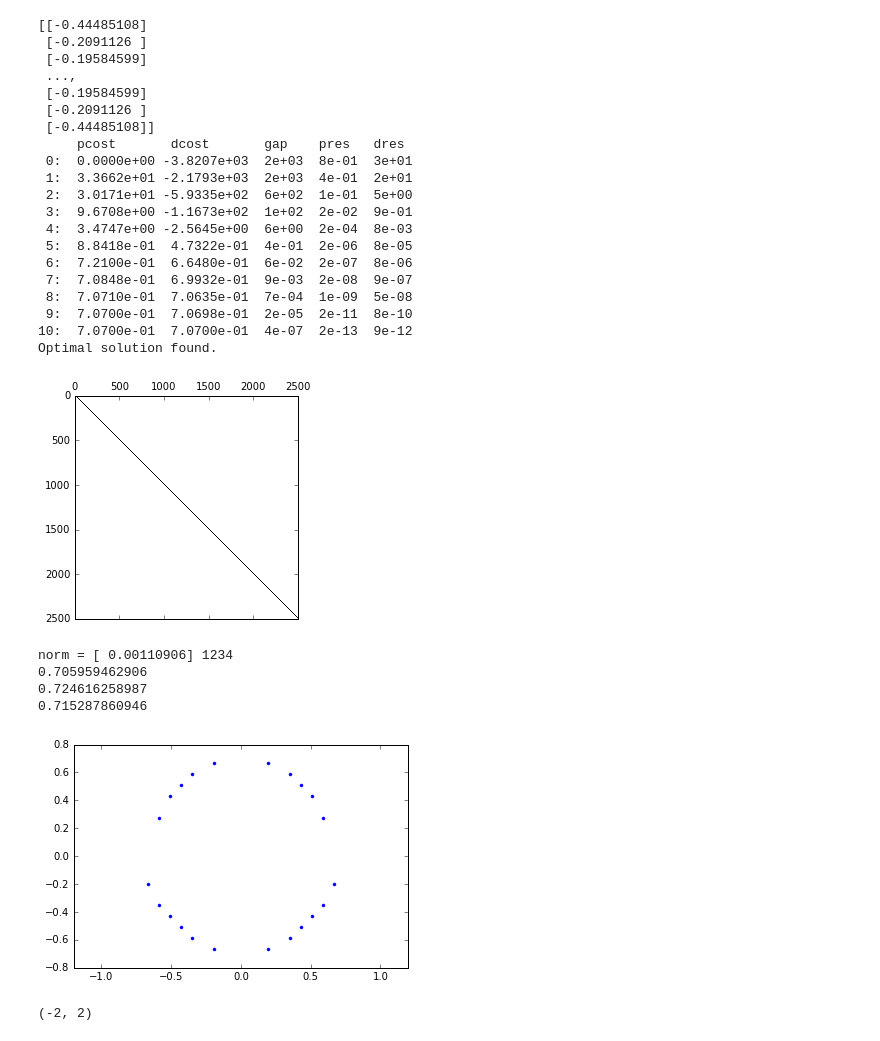
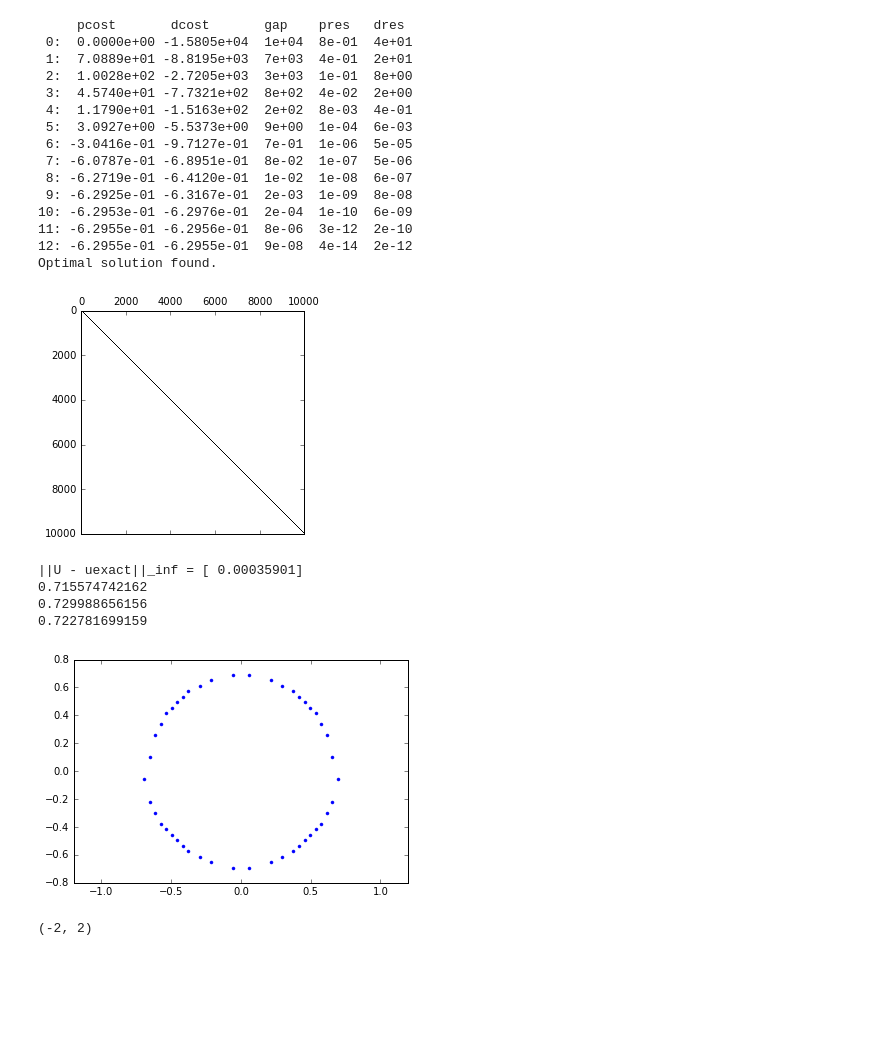
Before and after one commit to mheldman/obstacle, a Jupyter notebook: Obstacle Problem 2D.ipynb, the cells around one changed output. Drawn from its saved outputs; the diff is of its cells as text; code cells hidden in the pictures; blank space fills up the shorter version.

```diff
--- a/Obstacle Problem 2D.ipynb
+++ b/Obstacle Problem 2D.ipynb
@@ -14,9 +14,15 @@ def enablePrint():
     sys.stdout = old_stdout
 # %%
 '''
-The function 'obstacleqp' solves the obstacle problem on the box [a,b] x [a,b] with data -A, P, and F, where A is the Poission matrix, P is the height of the obstacle at each gridpoint defined by the function psi(x,y), and F is the force on the membrane at each gridpoint defined by the function f(x,y). The function f2 defines the boundary conditionson the box [a,b] x [a,b].
+The function 'obstacleqp' solves the obstacle problem on the box [a,b] x [a,b] with data -A, P, and F, where A is the
+Poission matrix, P is the height of the obstacle at each gridpoint defined by the function psi(x,y), and F is the
+force on the membrane at each gridpoint defined by the function f(x,y). The function f2 defines the boundary conditions
+on the box [a,b] x [a,b].
 
-The function 'obstacle2D' dicretizes the fucntion data passed to 'obstacleqp.' It takes the same arguments as'obstacleqp,' and returns the 1D vector X of gridpoints on [a,b], the Poisson matrix A, the vectors P and F describedabove, and the vector of initial conditions A. The initial conditions are subtracted from the vector F, and it is thisF that 'obstacle2D' returns.
+The function 'obstacle2D' dicretizes the function data passed to 'obstacleqp.' It takes the same arguments as
+'obstacleqp,' and returns the 1D vector X of gridpoints on [a,b], the Poisson matrix A, the vectors P and F described
+above, and the vector of initial conditions A. The initial conditions are subtracted from the vector F, and it is this
+F that 'obstacle2D' returns.
 '''
 def obstacle2D(psi,m,f,f2,a = -2.0,b = 2.0):
     N = m**2
@@ -66,7 +72,6 @@ def obstacle2D(psi,m,f,f2,a = -2.0,b = 2.0):
 def obstacleqp(psi, m, f, f2, a = 0, b = 0):
   N = m**2
   A, Uk, P, F, X = obstacle2D(psi, m, f, f2)
-  plt.spy(A)
   sol = solvers.qp(matrix(-A),matrix(F),matrix(-np.identity(N)),matrix(-P),initvals = matrix(Uk))
   U = sol['x']
   enablePrint()
@@ -75,40 +80,35 @@ def obstacleqp(psi, m, f, f2, a = 0, b = 0):
 Alpha = .68026
 Beta = .47152
 f = lambda x,y: x*0
-f2 = lambda: x,y: -Alpha*np.log(np.sqrt(x**2 + y**2)) + Beta
+f2 = lambda x,y: -Alpha*np.log(np.sqrt(x**2 + y**2)) + Beta
 psi = lambda x,y: np.sqrt(np.maximum(0.0,1 - x**2 - y**2)) + np.minimum(0.0,1-x**2-y**2)
 # = lambda x,y: 5 - np.sin(14*x)# - np.sin(14*y)
 # %%
-m = 50
+m = 100
 h = 1/(m+1)
 enablePrint()
 X, U1 = obstacleqp(psi, m, f, f2)
 
 #print(U1)
 # %% [output]
-[[-0.44485108]
- [-0.2091126 ]
- [-0.19584599]
- ...,
- [-0.19584599]
- [-0.2091126 ]
- [-0.44485108]]
      pcost       dcost       gap    pres   dres
- 0:  0.0000e+00 -3.8207e+03  2e+03  8e-01  3e+01
- 1:  3.3662e+01 -2.1793e+03  2e+03  4e-01  2e+01
- 2:  3.0171e+01 -5.9335e+02  6e+02  1e-01  5e+00
- 3:  9.6708e+00 -1.1673e+02  1e+02  2e-02  9e-01
- 4:  3.4747e+00 -2.5645e+00  6e+00  2e-04  8e-03
- 5:  8.8418e-01  4.7322e-01  4e-01  2e-06  8e-05
- 6:  7.2100e-01  6.6480e-01  6e-02  2e-07  8e-06
- 7:  7.0848e-01  6.9932e-01  9e-03  2e-08  9e-07
- 8:  7.0710e-01  7.0635e-01  7e-04  1e-09  5e-08
- 9:  7.0700e-01  7.0698e-01  2e-05  2e-11  8e-10
-10:  7.0700e-01  7.0700e-01  4e-07  2e-13  9e-12
+ 0:  0.0000e+00 -1.5805e+04  1e+04  8e-01  4e+01
+ 1:  7.0889e+01 -8.8195e+03  7e+03  4e-01  2e+01
+ 2:  1.0028e+02 -2.7205e+03  3e+03  1e-01  8e+00
+ 3:  4.5740e+01 -7.7321e+02  8e+02  4e-02  2e+00
+ 4:  1.1790e+01 -1.5163e+02  2e+02  8e-03  4e-01
+ 5:  3.0927e+00 -5.5373e+00  9e+00  1e-04  6e-03
+ 6: -3.0416e-01 -9.7127e-01  7e-01  1e-06  5e-05
+ 7: -6.0787e-01 -6.8951e-01  8e-02  1e-07  5e-06
+ 8: -6.2719e-01 -6.4120e-01  1e-02  1e-08  6e-07
+ 9: -6.2925e-01 -6.3167e-01  2e-03  1e-09  8e-08
+10: -6.2953e-01 -6.2976e-01  2e-04  1e-10  6e-09
+11: -6.2955e-01 -6.2956e-01  8e-06  3e-12  2e-10
+12: -6.2955e-01 -6.2955e-01  9e-08  4e-14  2e-12
 Optimal solution found.
-[figure, old version]
+[figure, new version]
 # %%
-m = 50
+m = 100
 h = 1/(m+1)
 X = np.linspace(-2.0 + 4*h,2.0 - 4*h,m)
 A,B = np.meshgrid(X,X)
@@ -117,13 +117,15 @@ N = m**2
 Z = np.zeros((m,m))
 Z1 = Z
 '''
-Z is the numerically approximated solution vector U1 converted into a 2D form for plotting; Z1 is the exact solutionconverted into a 2D form.
+Z is the numerically approximated solution vector U1 converted into a 2D form for plotting; Z1 is the exact solution
+converted into a 2D form.
 '''
 uexact = np.zeros((N,1))
 kk = lambda i,j: j * m + i
 for j in range(m):
     for i in range(m):
         Z[i,j] = U1[kk(i,j)]
+        r = np.sqrt(X[i]**2 + X[j]**2)
         if r > .69797: #if (X[i], X[j]) is outside the contact region
             uexact[kk(i,j)] = f2(X[i],X[j])
         else:
@@ -191,13 +193,19 @@ def area(x,y,z,m):
     normlist = [np.linalg.norm(np.array([x1[i],y1[i]])) for i in range(0,len(x1))]
     #for i in range(0,1000):
     rmax = max(normlist)
-    return x1, y1, z1, A, rmax #returns both the area and the maximum radial distance of any point in the computed    #contact set. Both provide decent apporximations of the boundary for the contact set.
+    return x1, y1, z1, A, rmax #returns both the area and the maximum radial distance of any point in the computed
+    #contact set. Both provide decent apporximations of the boundary for the contact set.
 x1, y1, z1, A1, rmax = area(x,y,z,m)
 plt.plot(x1,y1,'.')
 plt.axis('equal')
 
 '''
-Here we repeat the same area computation, but decrease the tolerance for the contact set. The problem inherent in approximating the contact set is that the points that we compute to be in the contact set are not on the boundary. Hence the maximum magnitude of any point in the contact set is less than the true radius. It may be that reducing the tolerance provides a better estimate of the contact set. Here we use the average of the two computed values for the approximation, but it doesn't really matter -- any of the three values could be the closest to the true radius on any given (radial) problem.
+Here we repeat the same area computation, but decrease the tolerance for the contact set. The problem inherent in
+approximating the contact set is that the points that we compute to be in the contact set are not on the
+boundary. Hence the maximum magnitude of any point in the contact set is less than the true radius. It may be that
+reducing the tolerance provides a better estimate of the contact set. Here we use the average of the two computed
+values for the approximation, but it doesn't really matter -- any of the three values could be the closest to the
+true radius on any given (radial) problem.
 '''
 
 x = []
@@ -214,7 +222,8 @@ for j in range(0,m-1):
 #plt.axis('equal')
 x2, y2, z2, A2, rmax2 = area(x,y,z,m)
 '''
-A few different estimates of the contact set radius. All are overestimates, with the area method being the most accurate.
+A few different estimates of the contact set radius. All are overestimates, with the area method being the most
+accurate.
 '''
 a = np.mean([np.sqrt(A1/np.pi),np.sqrt(A2/np.pi)])
 b = np.mean([rmax,rmax2])
@@ -222,11 +231,11 @@ print(np.mean([np.sqrt(A1/np.pi),np.sqrt(A2/np.pi)]))
 print(np.mean([rmax,rmax2]))
 print(np.mean([a,b]))
 # %% [output]
-norm = [ 0.00110906] 1234
-0.705959462906
-0.724616258987
-0.715287860946
+||U - uexact||_inf = [ 0.00035901]
+0.715574742162
+0.729988656156
+0.722781699159
-[figure, old version]
+[figure, new version]
 # %%
 from mpl_toolkits.mplot3d import Axes3D
 C = psi(A,B)
```
Also changed, not shown: parts of 30 cells of this notebook.
